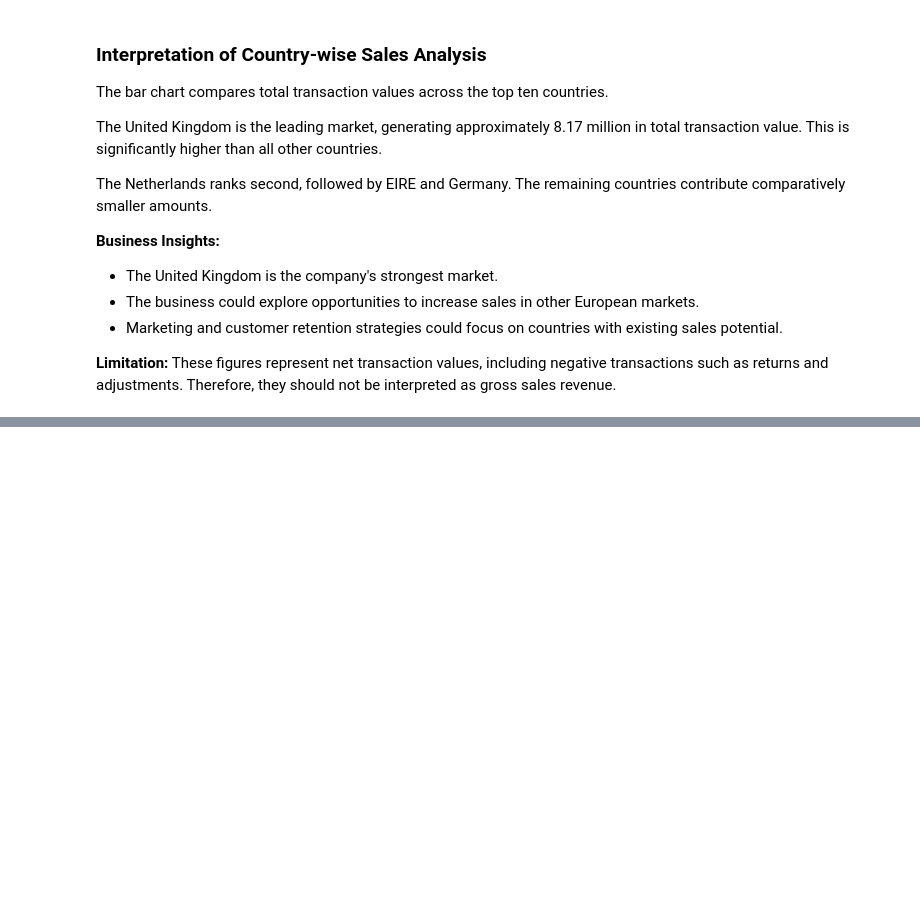
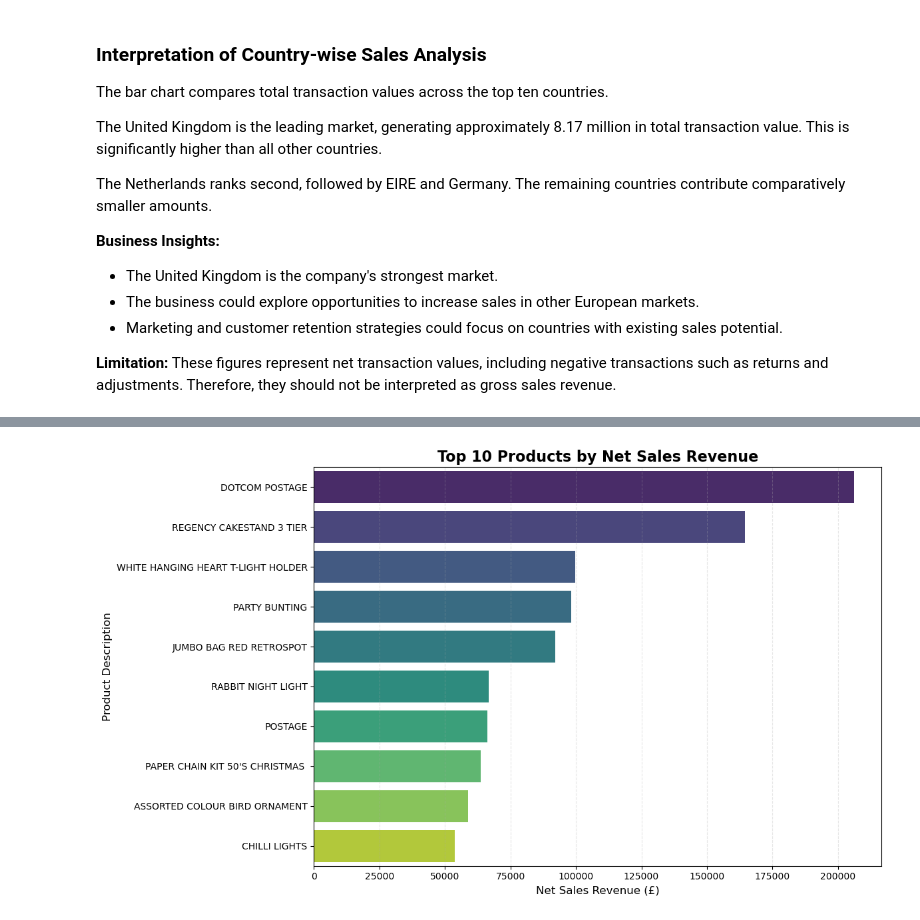
Before and after one commit to Abdullah-awa/Data_Visualisation_CA2, a Jupyter notebook: Data_Vis_CA2.ipynb, the cells around one changed output, grey strips where cells are left out. Drawn from its saved outputs; the diff is of its cells as text; code cells hidden in the pictures; blank space fills up the shorter version.

```diff
--- a/Data_Vis_CA2.ipynb
+++ b/Data_Vis_CA2.ipynb
@@ -1158,0 +1237,13 @@ The Netherlands ranks second, followed by EIRE and Germany. The remaining countr
+# %%
+# Calculate total sales revenue by product
+
+product_sales = (
+    df_clean.groupby('Description')['TotalPrice']
+    .sum()
+    .sort_values(ascending=False)
+)
+
+# Display the top 10 products by revenue
+top_10_products = product_sales.head(10)
+
+display(top_10_products.round(2))
@@ -1158,0 +1263,24 @@ The Netherlands ranks second, followed by EIRE and Germany. The remaining countr
+# %%
+# Visualise the top 10 products by net sales revenue
+
+plt.figure(figsize=(12, 7))
+
+sns.barplot(
+    x=top_10_products.values,
+    y=top_10_products.index,
+    hue=top_10_products.index,
+    palette='viridis',
+    legend=False
+)
+
+plt.title('Top 10 Products by Net Sales Revenue',
+          fontsize=16, fontweight='bold')
+
+plt.xlabel('Net Sales Revenue (£)', fontsize=12)
+plt.ylabel('Product Description', fontsize=12)
+
+plt.grid(axis='x', linestyle='--', alpha=0.3)
+plt.tight_layout()
+plt.show()
+# %% [output]
+[figure, added]
```
Also changed, not shown: parts of 11 cells of this notebook.
